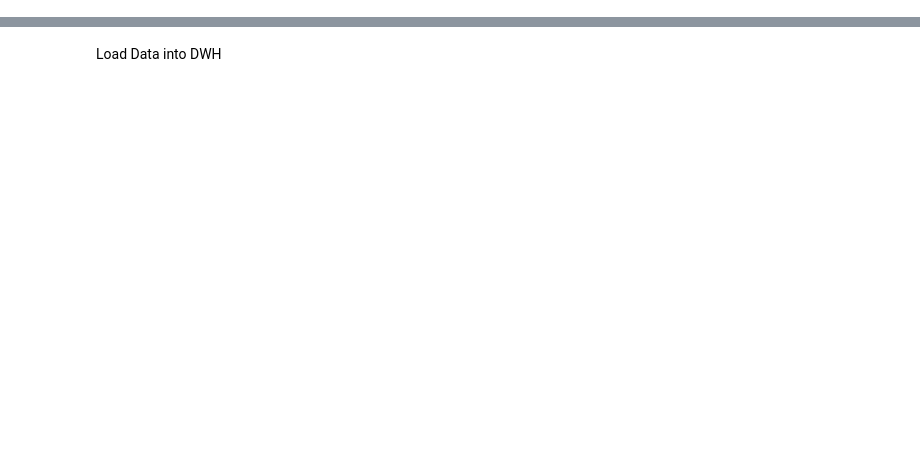
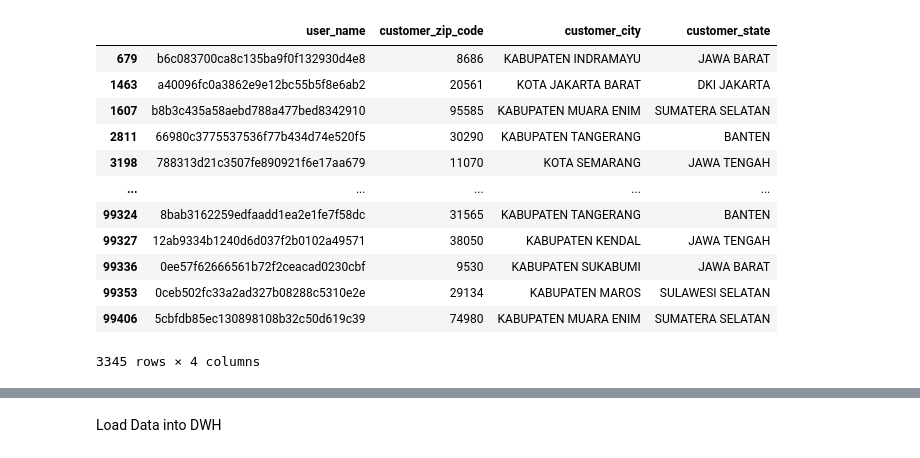
Before and after one commit to MaiElsayed01/ecommerce_etl, a Jupyter notebook: ecommerce_etl.ipynb, the cells around one changed output, grey strips where cells are left out. Drawn from its saved outputs; the diff is of its cells as text; code cells hidden in the pictures; blank space fills up the shorter version.

```diff
--- a/ecommerce_etl.ipynb
+++ b/ecommerce_etl.ipynb
@@ -400,0 +7,4 @@ feedback_df.head()
+# %%
+customer_df = pd.read_csv('recource/user_dataset.csv')
+customer_df.info()
+customer_df.head()
@@ -400,0 +177,4 @@ feedback_df.head()
+# %%
+# change the data type of the customer_zip_code to string
+customer_df['customer_zip_code'] = customer_df['customer_zip_code'].astype(str)
+customer_df.info()
@@ -400,0 +193,17 @@ feedback_df.head()
+# %%
+# check for duplicates
+customer_df[customer_df.duplicated(subset=['user_name'])]
+# %% [output]
+|  | user_name | customer_zip_code | customer_city | customer_state |
+| 679 | b6c083700ca8c135ba9f0f132930d4e8 | 8686 | KABUPATEN INDRAMAYU | JAWA BARAT |
+| 1463 | a40096fc0a3862e9e12bc55b5f8e6ab2 | 20561 | KOTA JAKARTA BARAT | DKI JAKARTA |
+| 1607 | b8b3c435a58aebd788a477bed8342910 | 95585 | KABUPATEN MUARA ENIM | SUMATERA SELATAN |
+| 2811 | 66980c3775537536f77b434d74e520f5 | 30290 | KABUPATEN TANGERANG | BANTEN |
+| 3198 | 788313d21c3507fe890921f6e17aa679 | 11070 | KOTA SEMARANG | JAWA TENGAH |
+| ... | ... | ... | ... | ... |
+| 99324 | 8bab3162259edfaadd1ea2e1fe7f58dc | 31565 | KABUPATEN TANGERANG | BANTEN |
+| 99327 | 12ab9334b1240d6d037f2b0102a49571 | 38050 | KABUPATEN KENDAL | JAWA TENGAH |
+| 99336 | 0ee57f62666561b72f2ceacad0230cbf | 9530 | KABUPATEN SUKABUMI | JAWA BARAT |
+| 99353 | 0ceb502fc33a2ad327b08288c5310e2e | 29134 | KABUPATEN MAROS | SULAWESI SELATAN |
+| 99406 | 5cbfdb85ec130898108b32c50d619c39 | 74980 | KABUPATEN MUARA ENIM | SUMATERA SELATAN |
+3345 rows × 4 columns
```
Also changed, not shown: parts of 93 cells of this notebook.
